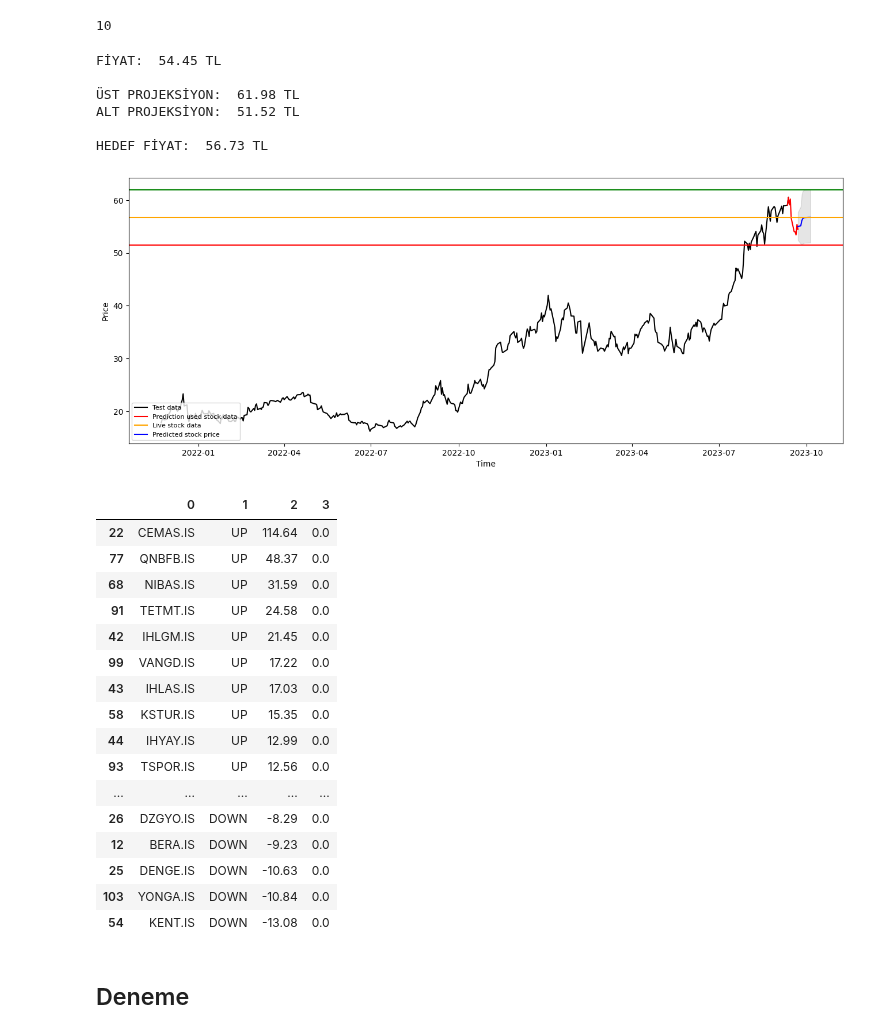
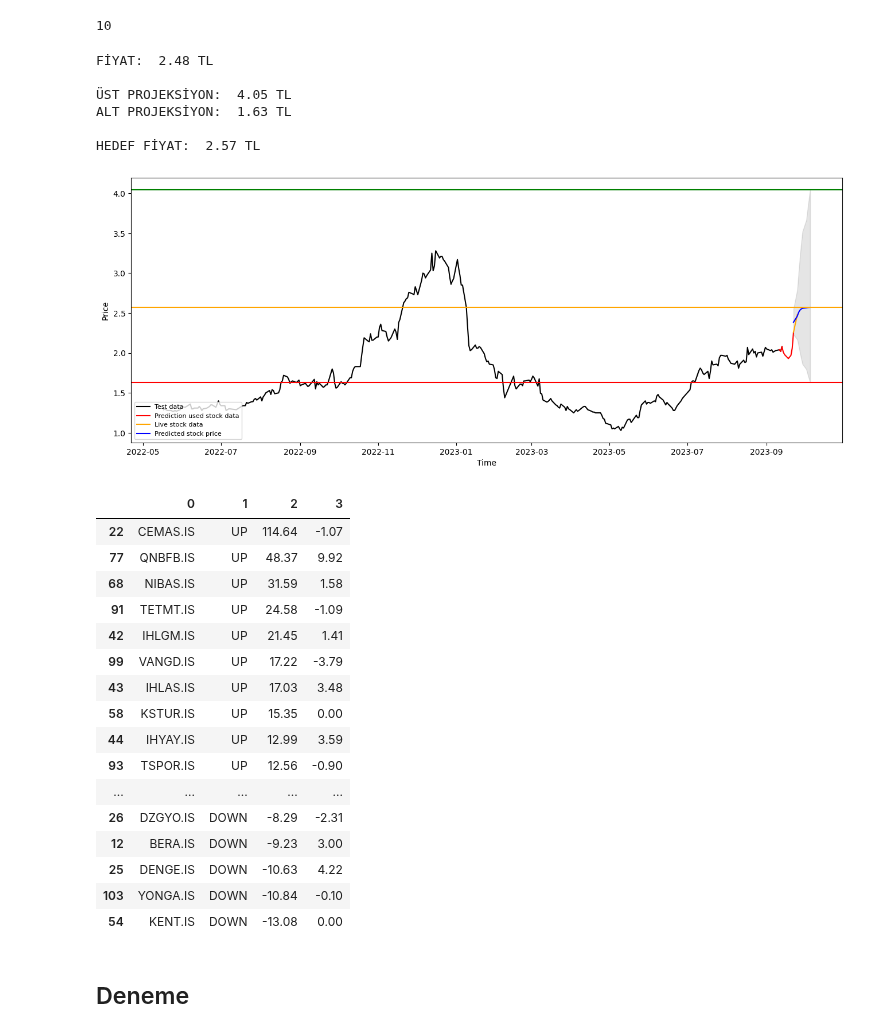
Before and after one commit to erendagasan/Eren-Dagasan-Personal, a Jupyter notebook: ARIMA-14.09.2023.ipynb, the cells around one changed output. Drawn from its saved outputs; the diff is of its cells as text; code cells hidden in the pictures.

```diff
--- a/ARIMA-14.09.2023.ipynb
+++ b/ARIMA-14.09.2023.ipynb
@@ -18,7 +18,7 @@ import math
 import yfinance as yf
 pd.set_option('display.max_rows', 200)
 
-stock = "TCELL.IS"
+stock = "KATMR.IS"
 
 dateparse = lambda dates: pd.datetime.strptime(dates, '%Y-%m-%d')
 stock_data = yf.download(stock, start="2006-01-01", end="2023-09-14")
@@ -139,13 +140,13 @@ plt.ylabel('Price')
 plt.legend(loc='lower left', fontsize=8)
 plt.show()
 # %% [output]
-FİYAT:  54.45 TL
+FİYAT:  2.48 TL
 
-ÜST PROJEKSİYON:  61.98 TL
-ALT PROJEKSİYON:  51.52 TL
+ÜST PROJEKSİYON:  4.05 TL
+ALT PROJEKSİYON:  1.63 TL
 
-HEDEF FİYAT:  56.73 TL
+HEDEF FİYAT:  2.57 TL
-[figure, old version]
+[figure, new version]
 # %%
 model = ARIMA(train_data, order=best_order)
 fitted = model.fit()
@@ -301,54 +302,50 @@ for stock in order_df["STOCK"].unique():
 
   fc_series = pd.Series(fc, index=stock_data.index)
   lower_series = pd.DataFrame([new_date_index, conf.iloc[:, 0]]).T
 
   last_predict = np.exp(fc.iloc[-1])
   first_predict = np.exp((fc.iloc[0]))
 
   new_end_date = pd.Timestamp(end)
   weekdays_added = 0
   while weekdays_added < 10:
       new_end_date += pd.Timedelta(days=1)
       if new_end_date.weekday() < 5:
           weekdays_added += 1
 
   end_date = datetime.strptime(end, "%Y-%m-%d")
   while end_date.weekday() >= 5:
       end_date -= timedelta(days=1)
 
   stock_data = yf.download(stock, start=end_date, end=new_end_date.strftime("%Y-%m-%d"), progress=False)
-
-  if stock_data.empty != True or len(stock_data) == 1:
-    period_change = round(((stock_data["Close"].iloc[-1] - stock_data["Close"].iloc[0]) / stock_data["Close"].iloc[0]) * 100, 2)
-  else:
-    period_change = "FUTURE"
+  period_change = round(((stock_data["Close"].iloc[-1] - stock_data["Close"].iloc[0]) / stock_data["Close"].iloc[0]) * 100, 2)
 
   if (last_predict > ((first_predict) + ((first_predict)*0.5/100))):
     result_df = pd.concat([result_df, pd.DataFrame([[stock, "UP", round(((last_predict - first_predict) / first_predict) * 100, 2), period_change]])])
   if ((last_predict + (last_predict*0.5/100)) < (first_predict)):
     result_df = pd.concat([result_df, pd.DataFrame([[stock, "DOWN", round(((last_predict - first_predict) / first_predict) * 100, 2), period_change]])])
 
 result_df.reset_index(drop=True, inplace=True)
 result_df = result_df.sort_values(by=2, ascending=False)
 result_df
 # %% [output]
 |  | 0 | 1 | 2 | 3 |
-| 22 | CEMAS.IS | UP | 114.64 | 0.0 |
-| 77 | QNBFB.IS | UP | 48.37 | 0.0 |
-| 68 | NIBAS.IS | UP | 31.59 | 0.0 |
-| 91 | TETMT.IS | UP | 24.58 | 0.0 |
-| 42 | IHLGM.IS | UP | 21.45 | 0.0 |
-| 99 | VANGD.IS | UP | 17.22 | 0.0 |
-| 43 | IHLAS.IS | UP | 17.03 | 0.0 |
-| 58 | KSTUR.IS | UP | 15.35 | 0.0 |
-| 44 | IHYAY.IS | UP | 12.99 | 0.0 |
-| 93 | TSPOR.IS | UP | 12.56 | 0.0 |
+| 22 | CEMAS.IS | UP | 114.64 | -1.07 |
+| 77 | QNBFB.IS | UP | 48.37 | 9.92 |
+| 68 | NIBAS.IS | UP | 31.59 | 1.58 |
+| 91 | TETMT.IS | UP | 24.58 | -1.09 |
+| 42 | IHLGM.IS | UP | 21.45 | 1.41 |
+| 99 | VANGD.IS | UP | 17.22 | -3.79 |
+| 43 | IHLAS.IS | UP | 17.03 | 3.48 |
+| 58 | KSTUR.IS | UP | 15.35 | 0.00 |
+| 44 | IHYAY.IS | UP | 12.99 | 3.59 |
+| 93 | TSPOR.IS | UP | 12.56 | -0.90 |
 | ... | ... | ... | ... | ... |
-| 26 | DZGYO.IS | DOWN | -8.29 | 0.0 |
-| 12 | BERA.IS | DOWN | -9.23 | 0.0 |
-| 25 | DENGE.IS | DOWN | -10.63 | 0.0 |
-| 103 | YONGA.IS | DOWN | -10.84 | 0.0 |
-| 54 | KENT.IS | DOWN | -13.08 | 0.0 |
+| 26 | DZGYO.IS | DOWN | -8.29 | -2.31 |
+| 12 | BERA.IS | DOWN | -9.23 | 3.00 |
+| 25 | DENGE.IS | DOWN | -10.63 | 4.22 |
+| 103 | YONGA.IS | DOWN | -10.84 | -0.10 |
+| 54 | KENT.IS | DOWN | -13.08 | 0.00 |
 # %% [markdown]
 ## Deneme
 # %%
```
Also changed, not shown: parts of 1 cell of this notebook.
